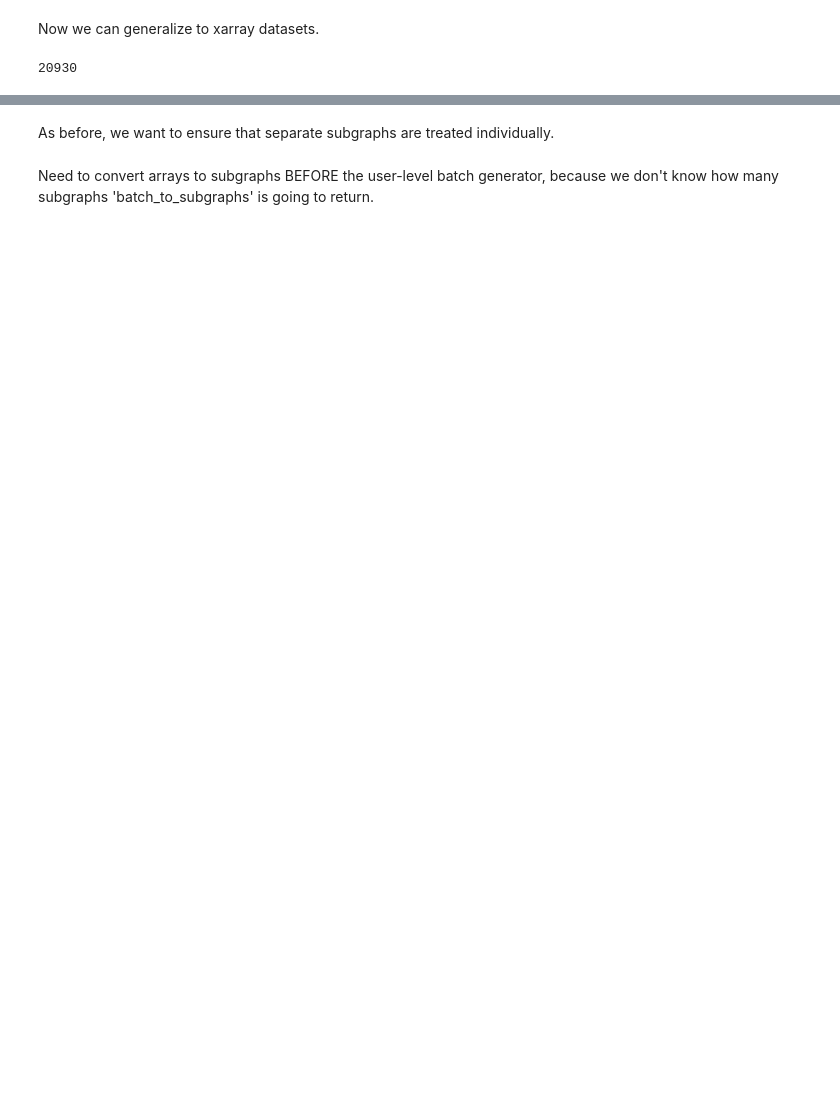
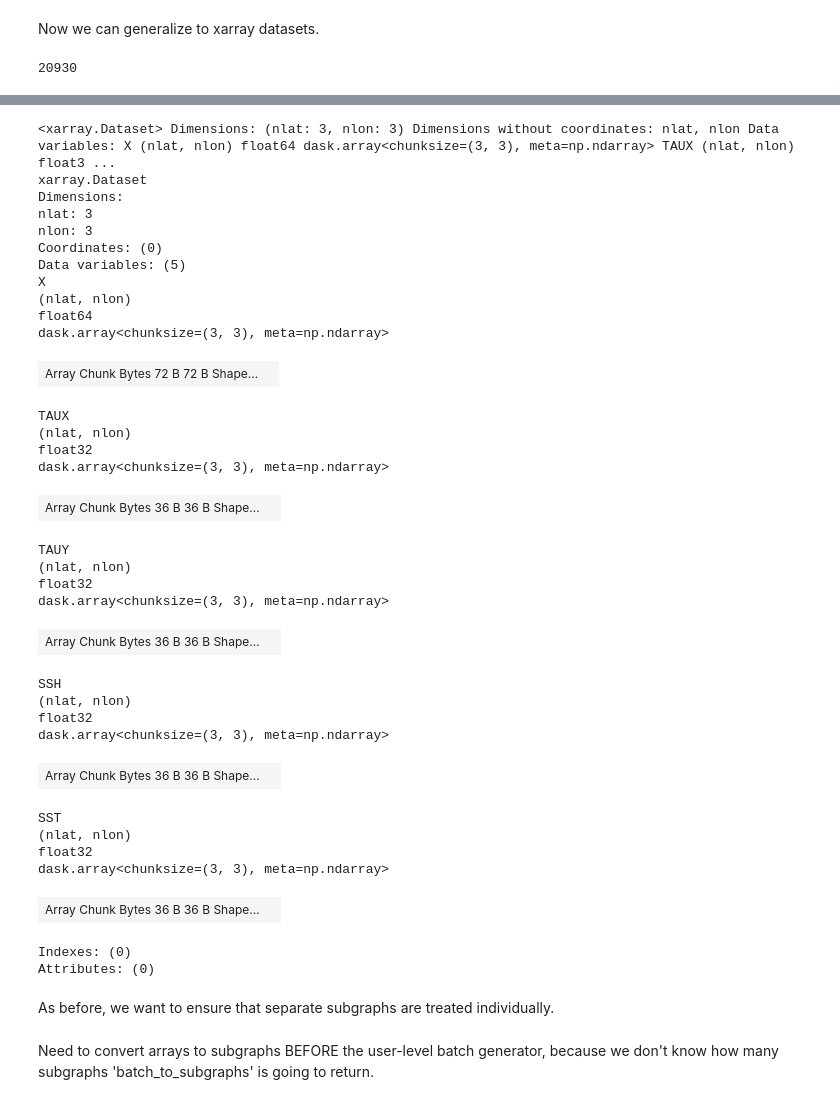
Before and after one commit to cmdupuis3/xbatcher-examples, a Jupyter notebook: graphs.ipynb, the cells around one changed output, grey strips where cells are left out. Cells and saved outputs as stored; diff of their text form; code cells hidden in the pictures; blank space fills up the shorter version.

```diff
--- a/graphs.ipynb
+++ b/graphs.ipynb
@@ -315,8 +310,9 @@ def graph_builder(mask, vars, names):
 
     return vars_graph
 # %%
-def contract(vars, size):
+def contract(vars, varNames, size):
     mask = vars['mask']
+    vars = vars[varNames]
 
     latmax = mask.sizes['nlat']
     lonmax = mask.sizes['nlon']
@@ -390,0 +398,38 @@ def xr_ds_to_graph(batch, sc):
+# %%
+features = features.merge(conv_f)
+features
+# %% [output]
+<xarray.Dataset> Dimensions: (nlat: 3, nlon: 3) Dimensions without coordinates: nlat, nlon Data variables: X (nlat, nlon) float64 dask.array<chunksize=(3, 3), meta=np.ndarray> TAUX (nlat, nlon) float3 ...
+xarray.Dataset
+Dimensions:
+nlat: 3
+nlon: 3
+Coordinates: (0)
+Data variables: (5)
+X
+(nlat, nlon)
+float64
+dask.array<chunksize=(3, 3), meta=np.ndarray>
+| Array Chunk Bytes 72 B 72 B Shape... |  |
+TAUX
+(nlat, nlon)
+float32
+dask.array<chunksize=(3, 3), meta=np.ndarray>
+| Array Chunk Bytes 36 B 36 B Shape... |  |
+TAUY
+(nlat, nlon)
+float32
+dask.array<chunksize=(3, 3), meta=np.ndarray>
+| Array Chunk Bytes 36 B 36 B Shape... |  |
+SSH
+(nlat, nlon)
+float32
+dask.array<chunksize=(3, 3), meta=np.ndarray>
+| Array Chunk Bytes 36 B 36 B Shape... |  |
+SST
+(nlat, nlon)
+float32
+dask.array<chunksize=(3, 3), meta=np.ndarray>
+| Array Chunk Bytes 36 B 36 B Shape... |  |
+Indexes: (0)
+Attributes: (0)
```
Also changed, not shown: parts of 17 cells of this notebook.
